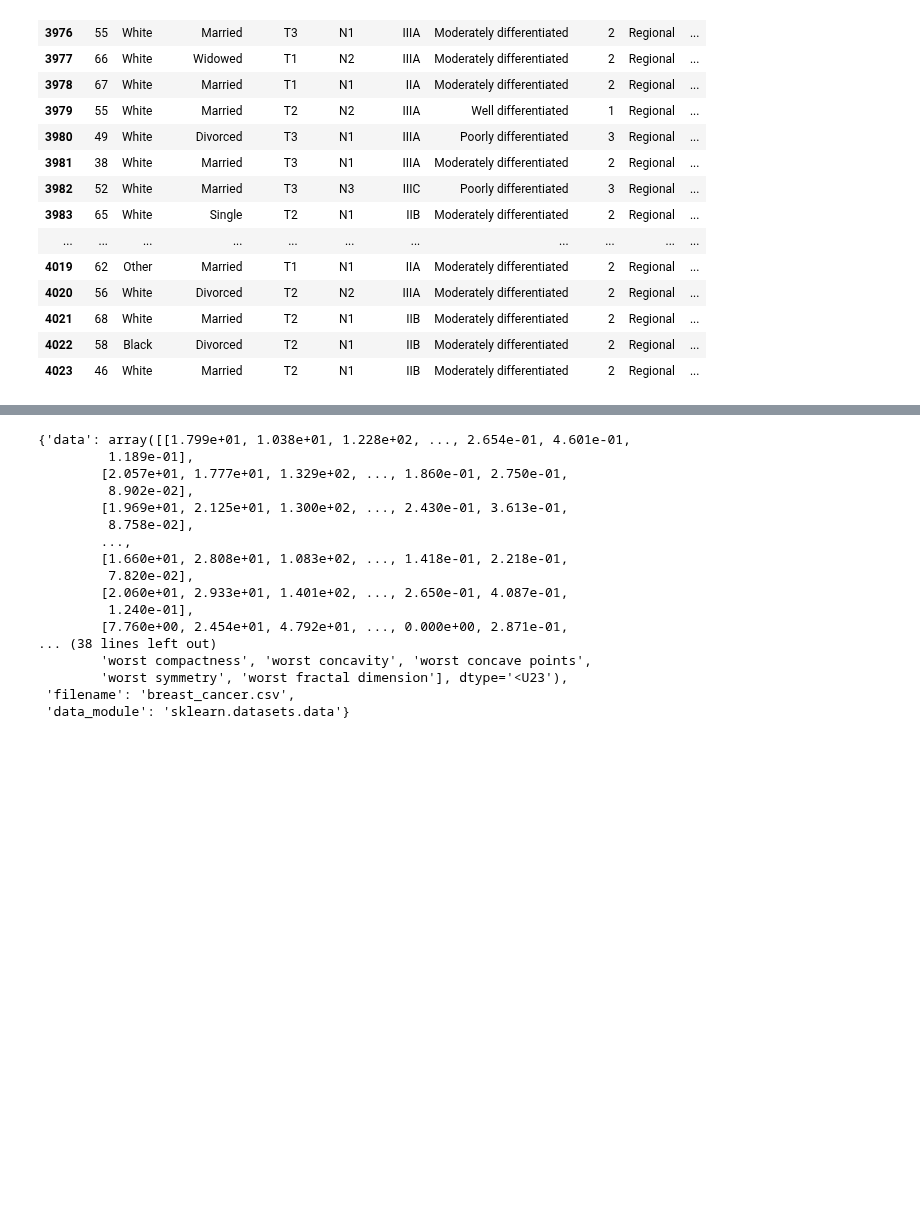
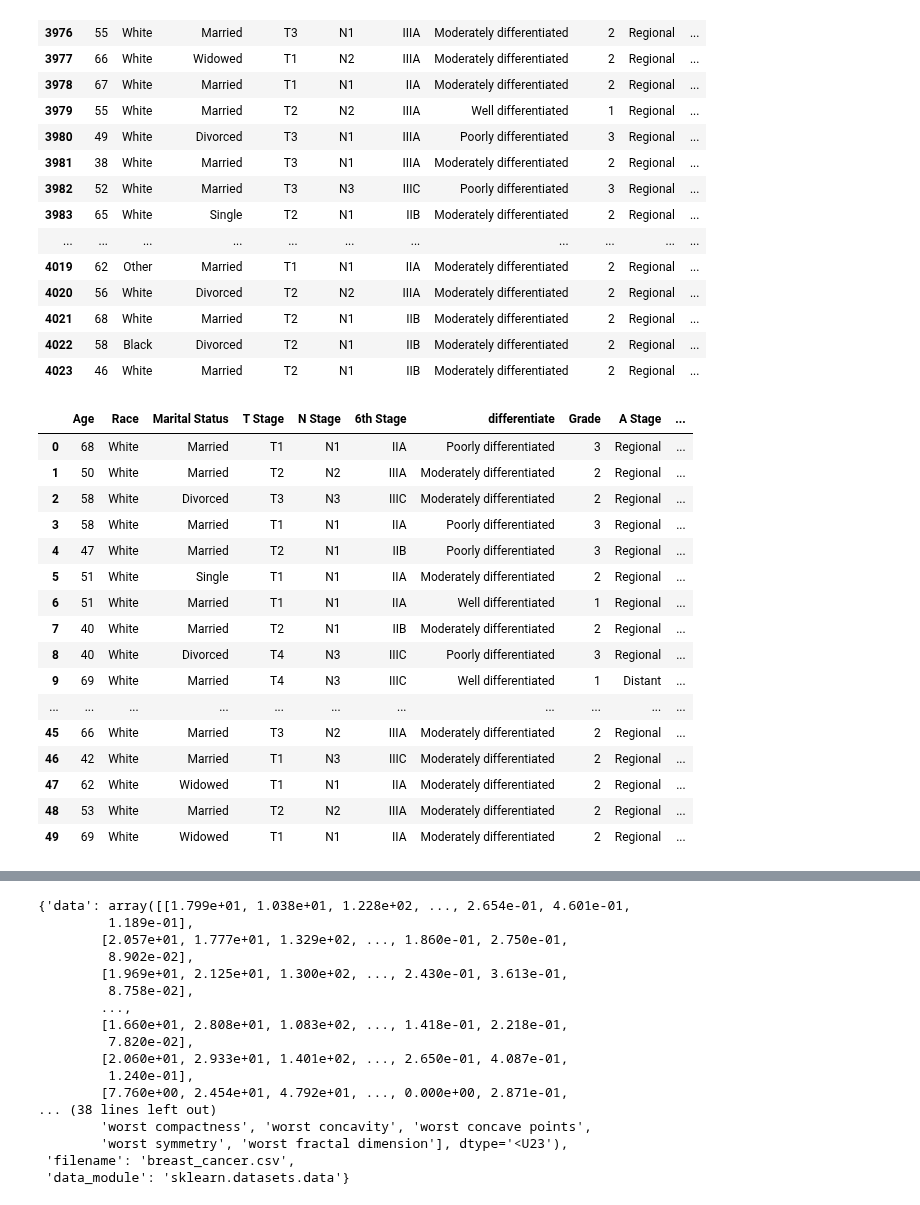
Before and after one commit to Betsymer14/-Proyecto-DS-ParteI-Betsymer-Lugo-.ipynb-, a Jupyter notebook: Copia_de_Untitled2.ipynb, the cells around one changed output, grey strips where cells are left out. Cells and saved outputs as stored; diff of their text form; code cells hidden in the pictures; blank space fills up the shorter version.

```diff
--- a/Copia_de_Untitled2.ipynb
+++ b/Copia_de_Untitled2.ipynb
@@ -210,0 +213,20 @@ df['Grade']= pd.to_numeric(df['Grade'])
+# %%
+df.head(50)
+# %% [output]
+|  | Age | Race | Marital Status | T Stage | N Stage | 6th Stage | differentiate | Grade | A Stage | ... |
+| 0 | 68 | White | Married | T1 | N1 | IIA | Poorly differentiated | 3 | Regional | ... |
+| 1 | 50 | White | Married | T2 | N2 | IIIA | Moderately differentiated | 2 | Regional | ... |
+| 2 | 58 | White | Divorced | T3 | N3 | IIIC | Moderately differentiated | 2 | Regional | ... |
+| 3 | 58 | White | Married | T1 | N1 | IIA | Poorly differentiated | 3 | Regional | ... |
+| 4 | 47 | White | Married | T2 | N1 | IIB | Poorly differentiated | 3 | Regional | ... |
+| 5 | 51 | White | Single | T1 | N1 | IIA | Moderately differentiated | 2 | Regional | ... |
+| 6 | 51 | White | Married | T1 | N1 | IIA | Well differentiated | 1 | Regional | ... |
+| 7 | 40 | White | Married | T2 | N1 | IIB | Moderately differentiated | 2 | Regional | ... |
+| 8 | 40 | White | Divorced | T4 | N3 | IIIC | Poorly differentiated | 3 | Regional | ... |
+| 9 | 69 | White | Married | T4 | N3 | IIIC | Well differentiated | 1 | Distant | ... |
+| ... | ... | ... | ... | ... | ... | ... | ... | ... | ... | ... |
+| 45 | 66 | White | Married | T3 | N2 | IIIA | Moderately differentiated | 2 | Regional | ... |
+| 46 | 42 | White | Married | T1 | N3 | IIIC | Moderately differentiated | 2 | Regional | ... |
+| 47 | 62 | White | Widowed | T1 | N1 | IIA | Moderately differentiated | 2 | Regional | ... |
+| 48 | 53 | White | Married | T2 | N2 | IIIA | Moderately differentiated | 2 | Regional | ... |
+| 49 | 69 | White | Widowed | T1 | N1 | IIA | Moderately differentiated | 2 | Regional | ... |
```
Also changed, not shown: parts of 11 cells of this notebook.
